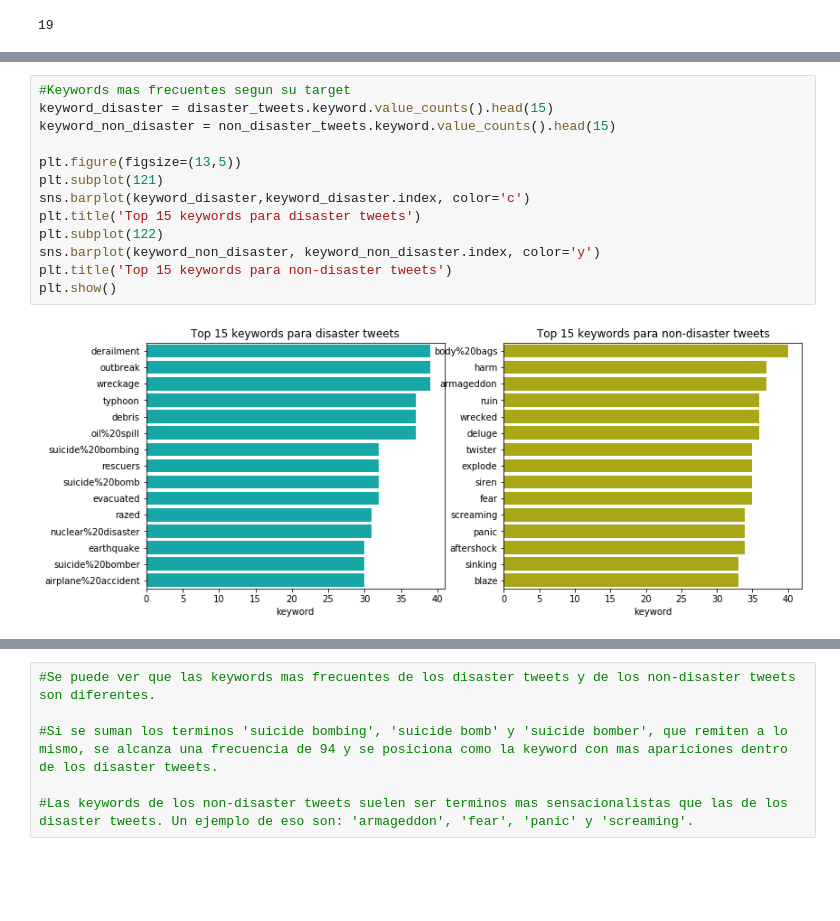
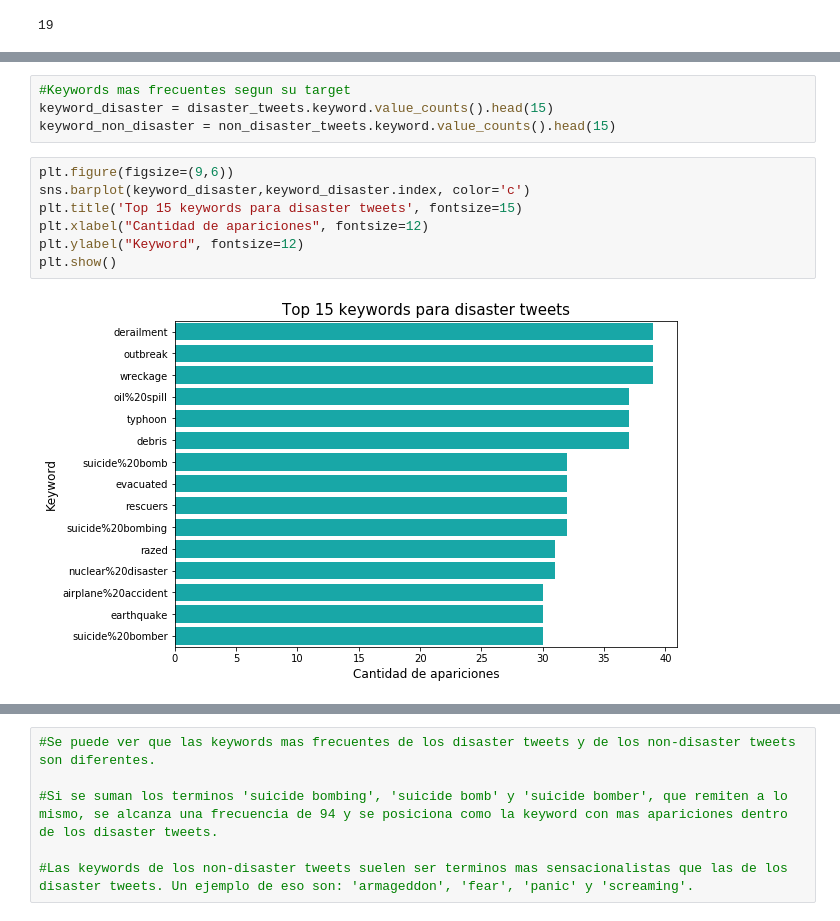
Before and after one commit to AlurrAldrey/OrgaDatosTP, a Jupyter notebook: tp1/keyword_location.ipynb, the cells around one changed output, grey strips where cells are left out. Saved outputs shown, nothing was run; the diff lists cells and outputs as text; blank space fills up the shorter version.

```diff
--- a/tp1/keyword_location.ipynb
+++ b/tp1/keyword_location.ipynb
@@ -52,14 +66,12 @@ plt.show()
 #Keywords mas frecuentes segun su target
 keyword_disaster = disaster_tweets.keyword.value_counts().head(15)
 keyword_non_disaster = non_disaster_tweets.keyword.value_counts().head(15)
-
-plt.figure(figsize=(13,5))
-plt.subplot(121)
-sns.barplot(keyword_disaster,keyword_disaster.index, color='c')
-plt.title('Top 15 keywords para disaster tweets')
-plt.subplot(122)
-sns.barplot(keyword_non_disaster, keyword_non_disaster.index, color='y')
-plt.title('Top 15 keywords para non-disaster tweets')
-plt.show()
-# %% [output]
-[figure, removed]
+# %%
+plt.figure(figsize=(9,6))
+sns.barplot(keyword_disaster,keyword_disaster.index, color='c')
+plt.title('Top 15 keywords para disaster tweets', fontsize=15)
+plt.xlabel("Cantidad de apariciones", fontsize=12)
+plt.ylabel("Keyword", fontsize=12)
+plt.show()
+# %% [output]
+[figure, added]
```
Also changed, not shown: parts of 11 cells of this notebook.
